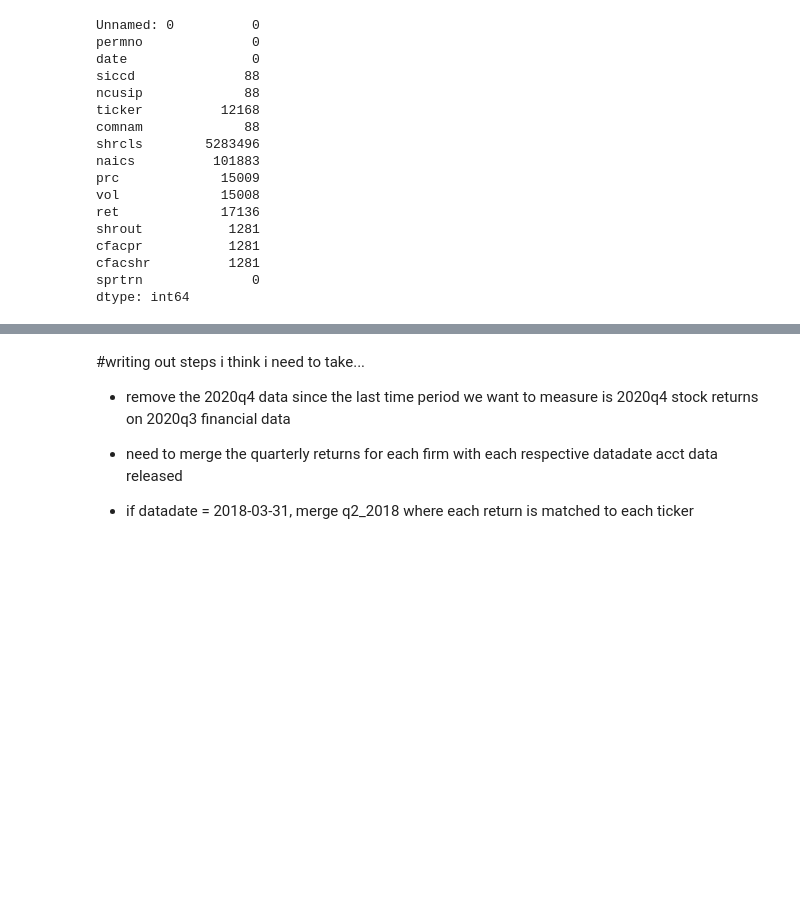
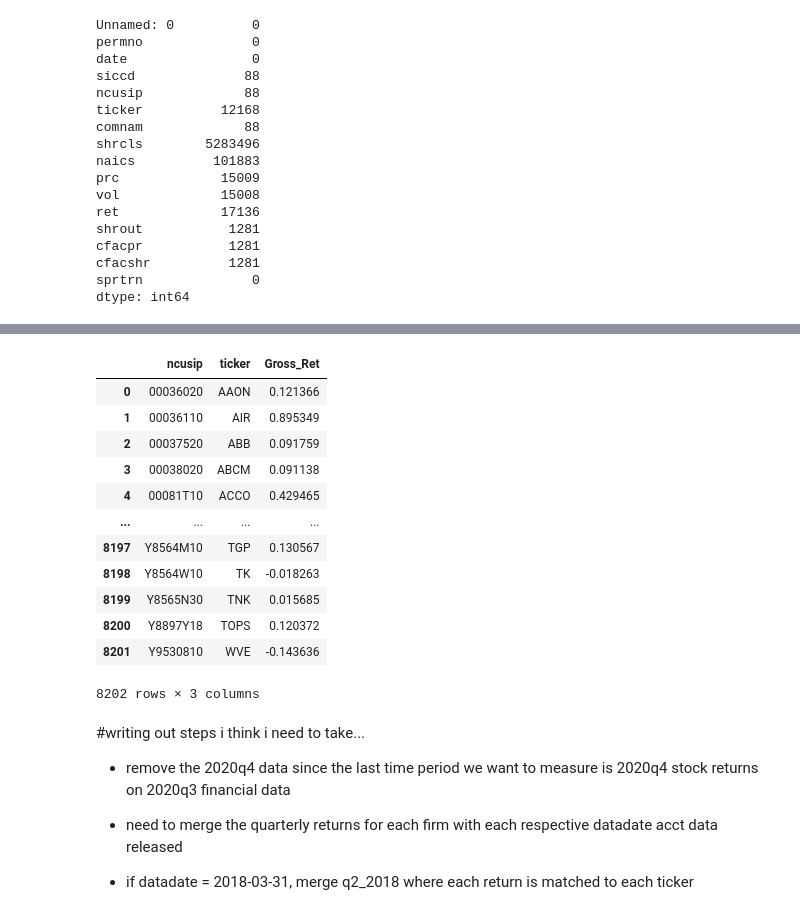
Before and after one commit to jordanweintraub914/GBUS-424-Project-, a Jupyter notebook: info.ipynb, the cells around one changed output, grey strips where cells are left out. Saved outputs shown, nothing was run; the diff lists cells and outputs as text; code cells hidden in the pictures; blank space fills up the shorter version.

```diff
--- a/info.ipynb
+++ b/info.ipynb
@@ -67,9 +83,10 @@ returns.shape #~5.7 million rows, 16 columns
 #cleaning up returns dataset - roughly 10 sec to load
 
 returns['date'] = pd.to_datetime(returns['date'], format='%Y%m%d', errors='coerce') #change dates format
+returns.set_index('date', inplace=True)
 returns.sort_values(by='date') # This now sorts in date order
 returns #returns in number format, not percentages
 returns[['prc','vol','ret','shrout','sprtrn']] = returns[['prc','vol','ret','shrout','sprtrn']].apply(pd.to_numeric, errors='coerce') #had to change the num to to numeric values
 #returns['ticker'].nunique() #have stock return data on 9,670 firms
-returns.tail()
+returns.head()
 # %% [output]
@@ -175,2 +179,18 @@ q4_2020 = ((returns[(returns['date'] >= '2020-09-30') & (returns['date'] <= '202
+# %%
+q4_2020
+# %% [output]
+|  | ncusip | ticker | Gross_Ret |
+| 0 | 00036020 | AAON | 0.121366 |
+| 1 | 00036110 | AIR | 0.895349 |
+| 2 | 00037520 | ABB | 0.091759 |
+| 3 | 00038020 | ABCM | 0.091138 |
+| 4 | 00081T10 | ACCO | 0.429465 |
+| ... | ... | ... | ... |
+| 8197 | Y8564M10 | TGP | 0.130567 |
+| 8198 | Y8564W10 | TK | -0.018263 |
+| 8199 | Y8565N30 | TNK | 0.015685 |
+| 8200 | Y8897Y18 | TOPS | 0.120372 |
+| 8201 | Y9530810 | WVE | -0.143636 |
+8202 rows × 3 columns
 # %%
 #need to figure out how to add the quarterly returns for each firm for each resepective previous quarter
```
Also changed, not shown: parts of 20 cells of this notebook.
